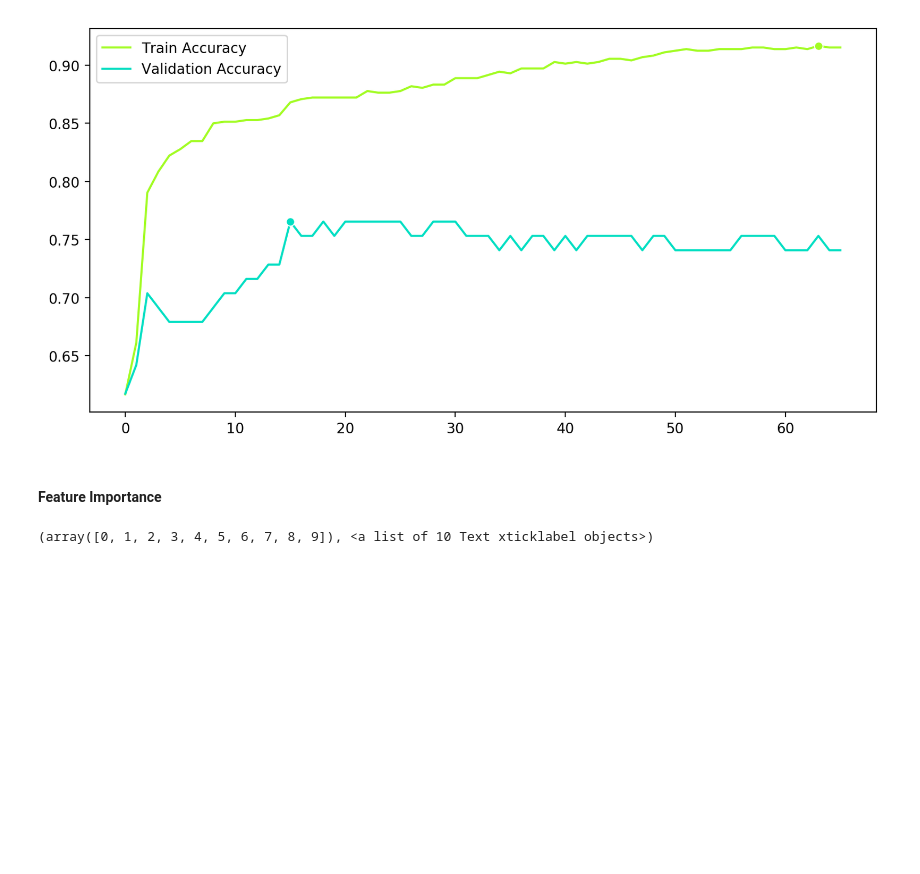
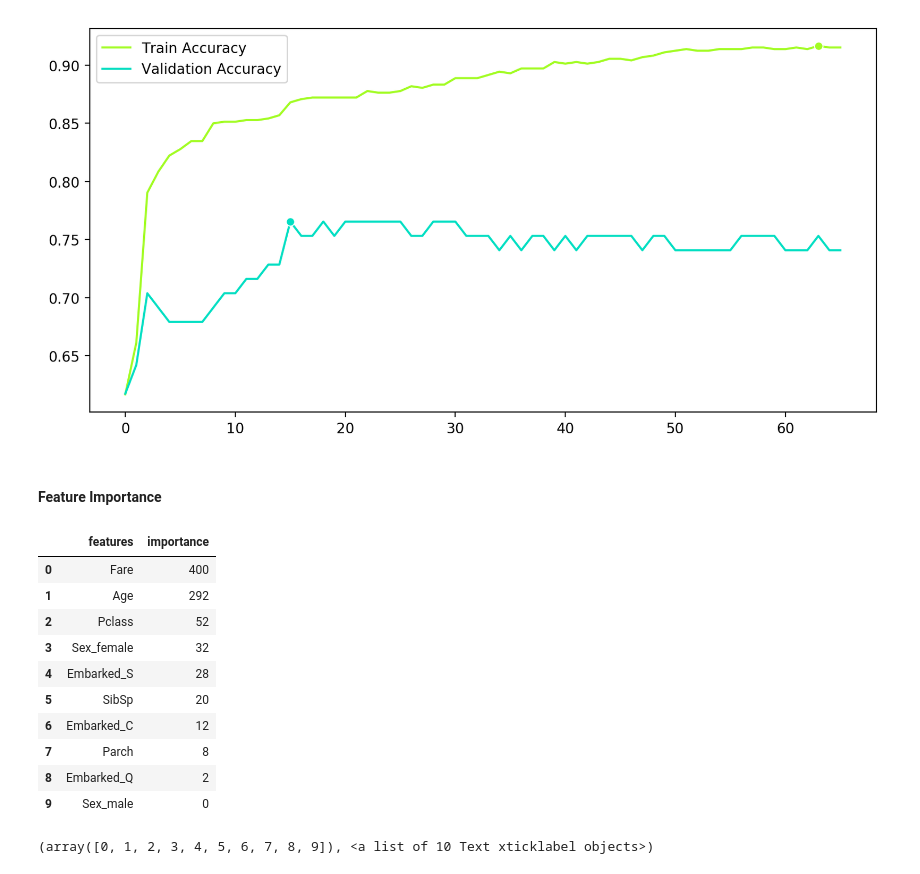
Before and after one commit to sasayabaku/Machine-Learning-notebook-memo, a Jupyter notebook: Decision_Tree/Titanic_LightGBM.ipynb, the cells around one changed output. Saved outputs shown, nothing was run; the diff lists cells and outputs as text; code cells hidden in the pictures; blank space fills up the shorter version.

```diff
--- a/Decision_Tree/Titanic_LightGBM.ipynb
+++ b/Decision_Tree/Titanic_LightGBM.ipynb
@@ -239,9 +239,22 @@ sns.lineplot(
 # %%
 importances  = pd.DataFrame(
     {'features': history.feature_name(),
      'importance': history.feature_importance()
     }
 ).sort_values('importance', ascending=False)
+importances.reset_index(drop=True)
+# %% [output]
+|  | features | importance |
+| 0 | Fare | 400 |
+| 1 | Age | 292 |
+| 2 | Pclass | 52 |
+| 3 | Sex_female | 32 |
+| 4 | Embarked_S | 28 |
+| 5 | SibSp | 20 |
+| 6 | Embarked_C | 12 |
+| 7 | Parch | 8 |
+| 8 | Embarked_Q | 2 |
+| 9 | Sex_male | 0 |
 # %%
 fig = plt.figure(figsize=(10, 5), dpi=200)
 
```
Also changed, not shown: parts of 10 cells of this notebook, 1 other file.
